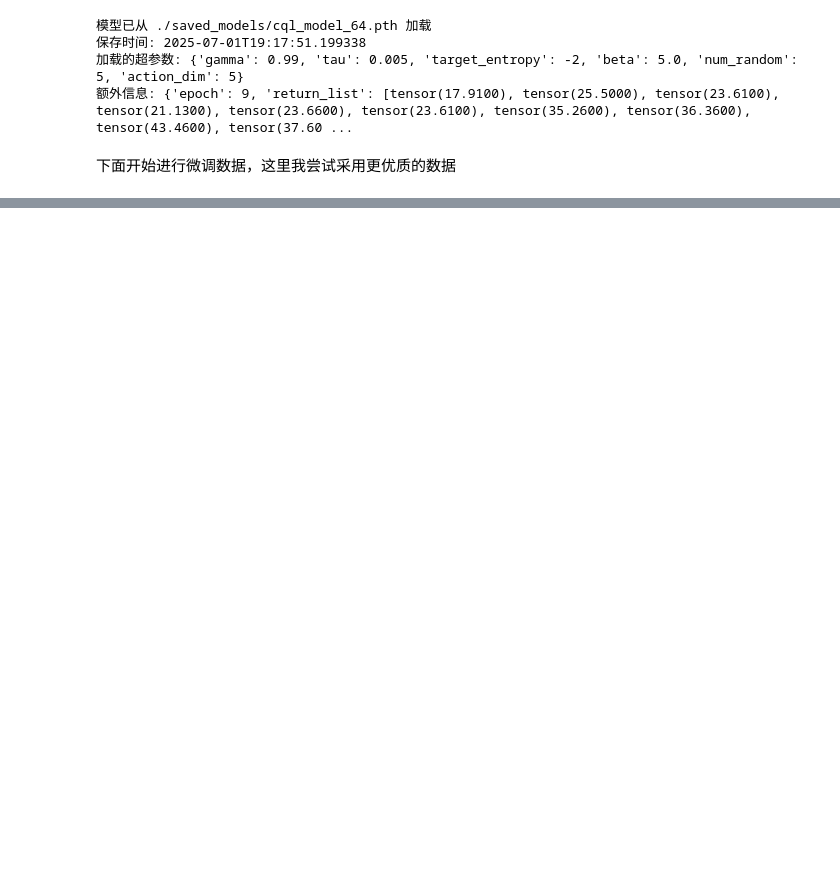
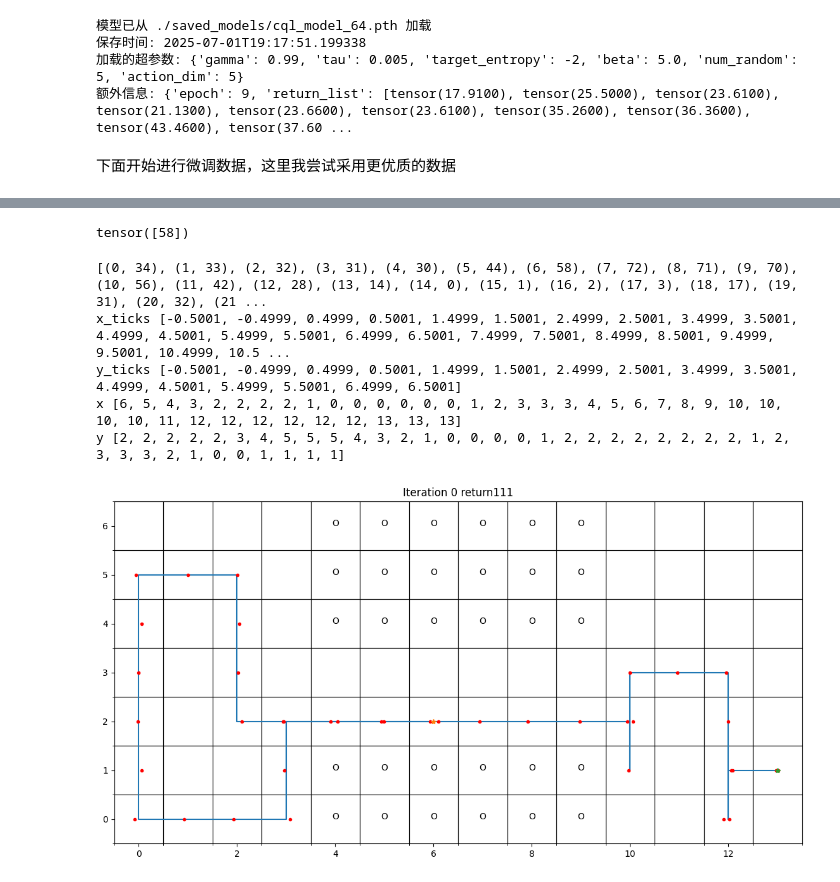
Before and after one commit to zjut-zhy/non-additive-RL, a Jupyter notebook: CQL.ipynb, the cells around one changed output, grey strips where cells are left out. Cells and saved outputs as stored; diff of their text form; code cells hidden in the pictures; blank space fills up the shorter version.

```diff
--- a/CQL.ipynb
+++ b/CQL.ipynb
@@ -847,0 +861,5 @@ batch_size = 640
+# %%
+num_epochs = 100
+batch_size = 64
+new_state=expand_trajectory_states(mat_state, H)
+new_state[-1],new_state[-2],new_state[-3]
@@ -1070,0 +927,46 @@ class CQL:
+# %%
+params["common"]["batch_size"]=1
+mat_state = []
+mat_return = []
+env.initialize()
+mat_state.append(env.state)
+init_state = env.state
+for h_iter in range(H-1):
+    if params["alg"]["type"]=="M" or params["alg"]["type"]=="SRL":
+        batch_state = mat_state[-1].reshape(-1, 1).float()
+        # append time index to the state
+        batch_state = torch.cat(
+            [batch_state, h_iter*torch.ones_like(batch_state)], 1)
+    else:
+        batch_state = append_state(mat_state, H-1)
+    probs = agent.actor(batch_state.to(device))
+    actions_dist = torch.distributions.Categorical(probs)
+    actions = actions_dist.sample()
+    env.step(h_iter, actions)
+    mat_state.append(env.state)  # s+1
+env.weighted_traj_return(mat_state, type = params["alg"]["type"])
+# %% [output]
+tensor([58])
+# %%
+def create_path_with_timesteps(states):
+    """
+    从轨迹数据创建带时间步的路径
+    """
+    # 将状态转换为带时间步的格式
+    path_with_time = [(t, state.item()) for t, state in enumerate(states)]
+    return path_with_time
+path = create_path_with_timesteps(mat_state)
+print(path)
+import importlib
+import visualization
+importlib.reload(visualization)
+from visualization import Visu
+visu = Visu(env_params=params["env"])
+visu.visu_path(path,env.Hori_ActionTransitionMatrix)
+# %% [output]
+[(0, 34), (1, 33), (2, 32), (3, 31), (4, 30), (5, 44), (6, 58), (7, 72), (8, 71), (9, 70), (10, 56), (11, 42), (12, 28), (13, 14), (14, 0), (15, 1), (16, 2), (17, 3), (18, 17), (19, 31), (20, 32), (21 ...
+x_ticks [-0.5001, -0.4999, 0.4999, 0.5001, 1.4999, 1.5001, 2.4999, 2.5001, 3.4999, 3.5001, 4.4999, 4.5001, 5.4999, 5.5001, 6.4999, 6.5001, 7.4999, 7.5001, 8.4999, 8.5001, 9.4999, 9.5001, 10.4999, 10.5 ...
+y_ticks [-0.5001, -0.4999, 0.4999, 0.5001, 1.4999, 1.5001, 2.4999, 2.5001, 3.4999, 3.5001, 4.4999, 4.5001, 5.4999, 5.5001, 6.4999, 6.5001]
+x [6, 5, 4, 3, 2, 2, 2, 2, 1, 0, 0, 0, 0, 0, 0, 1, 2, 3, 3, 3, 4, 5, 6, 7, 8, 9, 10, 10, 10, 10, 11, 12, 12, 12, 12, 12, 12, 13, 13, 13]
+y [2, 2, 2, 2, 2, 3, 4, 5, 5, 5, 4, 3, 2, 1, 0, 0, 0, 0, 1, 2, 2, 2, 2, 2, 2, 2, 2, 1, 2, 3, 3, 3, 2, 1, 0, 0, 1, 1, 1, 1]
+[figure, added]
```
Also changed, not shown: parts of 7 cells of this notebook.
